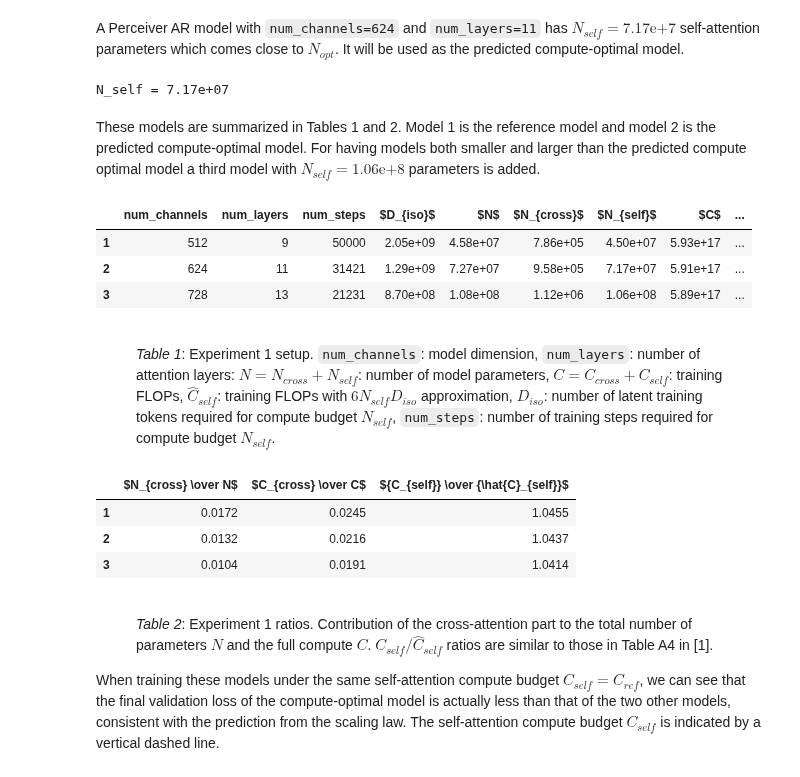
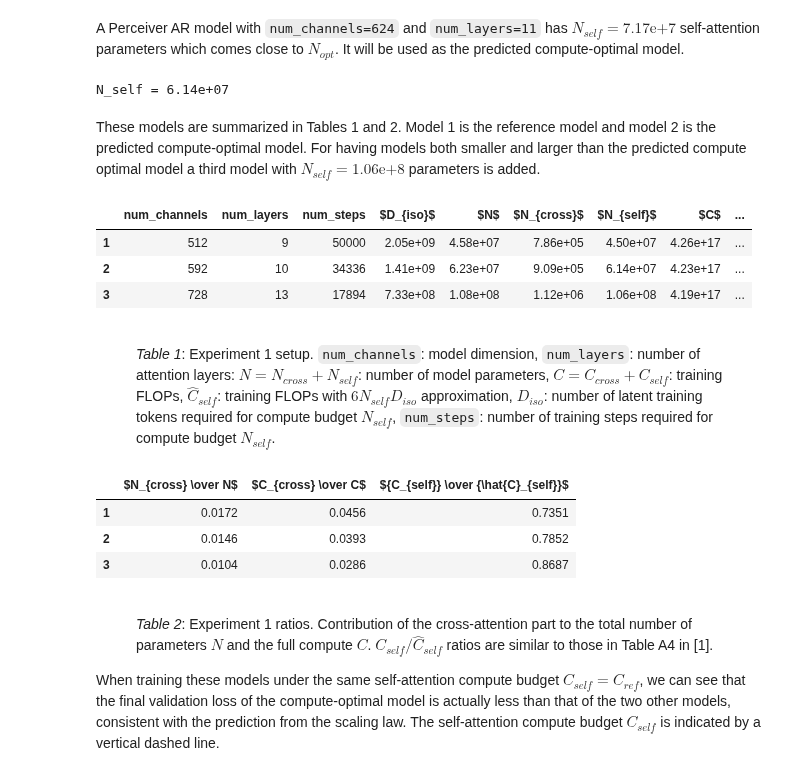
Before and after one commit to krasserm/perceiver-io, a Jupyter notebook: examples/scaling/clm/article.ipynb, the cells around one changed output. Drawn from its saved outputs; the diff is of its cells as text; code cells hidden in the pictures.

```diff
--- a/examples/scaling/clm/article.ipynb
+++ b/examples/scaling/clm/article.ipynb
@@ -140,6 +141,7 @@ All models are trained with a global batch size of `80` sequences where each seq
 # %%
 batch_size = 80
 num_latents = 512
+num_heads = 8
 # %% [markdown]
 All experiments use an Adam optimizer with a maximum learning rate of $2\mathrm{e}{-4}$ which is decayed to $10\%$ over $D_{iso}$ tokens with a cosine schedule. Warmup is over the first $200$ steps. Datasets have been chosen to meet the *less than an epoch of data* condition (with an [approximation](https://github.com/krasserm/perceiver-io/blob/main/examples/scaling/clm/train.md#approximations)).
 
@@ -147,7 +149,9 @@ All experiments use an Adam optimizer with a maximum learning rate of $2\mathrm{
 
 This experiment [trains](https://github.com/krasserm/perceiver-io/blob/main/examples/scaling/clm/train.md#experiment-1) a series of Perceiver AR models that use a [SentencePiece](https://arxiv.org/abs/1808.06226) tokenizer, as in \[1\], with a vocabulary of size $32,000$. The prefix length $m = 1536$. The training dataset is [bookcorpusopen](https://huggingface.co/datasets/bookcorpusopen).
 # %%
-ce = ComputeEstimator(vocab_size=32000, max_seq_len=2048, num_latents=512)
+vocab_size = 32000
+
+ce = ComputeEstimator(max_seq_len=2048, num_latents=512)
 print(f"Prefix length = {ce.num_prefix}")
 # %% [output]
 Prefix length = 1536
@@ -156,9 +160,9 @@ The reference model is defined with `num_channels=512` and `num_layers=9` where
 # %%
 from scaling.flops import ModelInfo, training_flops
 
-m_ref = ModelInfo(num_channels=512, num_layers=9, compute_estimator=ce)
+m_ref = ModelInfo(vocab_size=vocab_size, num_channels=512, num_layers=9, num_heads=num_heads, compute_estimator=ce)
 c_ref, d_ref = training_flops(ref_model=m_ref, num_steps=50000, batch_size=batch_size)
 
 print(f"C_ref = {c_ref:.2e} FLOPs")
-assert c_ref == ce.self_attn(m_ref.num_channels, m_ref.num_layers) * d_ref
+assert c_ref == ce.self_attn(m_ref.num_channels, m_ref.num_heads, m_ref.num_layers) * d_ref
 # %% [output]
@@ -172,22 +176,22 @@ N_opt (approach 2) = 7.32e+07
 # %% [markdown]
 A Perceiver AR model with `num_channels=624` and `num_layers=11` has $N_{self} = 7.17\mathrm{e}{+7}$ self-attention parameters which comes close to $N_{opt}$. It will be used as the predicted compute-optimal model.
 # %%
-m_pred = ModelInfo(num_channels=624, num_layers=11, compute_estimator=ce)
+m_pred = ModelInfo(vocab_size=vocab_size, num_channels=592, num_layers=10, num_heads=num_heads, compute_estimator=ce)
 print(f"N_self = {m_pred.num_self_attn_params():.2e}")
 # %% [output]
-N_self = 7.17e+07
+N_self = 6.14e+07
 # %% [markdown]
 These models are summarized in Tables 1 and 2. Model 1 is the reference model and model 2 is the predicted compute-optimal model. For having models both smaller and larger than the predicted compute optimal model a third model with $N_{self} = 1.06\mathrm{e}{+8}$ parameters is added.
 # %%
 from article import experiment_setup
 
-models = [m_ref, m_pred, ModelInfo(num_channels=728, num_layers=13, compute_estimator=ce)]
+models = [m_ref, m_pred, ModelInfo(vocab_size=vocab_size, num_channels=728, num_layers=13, num_heads=num_heads, compute_estimator=ce)]
 experiment_setup(models, c_ref=c_ref, batch_size=batch_size)
 # %% [output]
 |  | num_channels | num_layers | num_steps | $D_{iso}$ | $N$ | $N_{cross}$ | $N_{self}$ | $C$ | ... |
-| 1 | 512 | 9 | 50000 | 2.05e+09 | 4.58e+07 | 7.86e+05 | 4.50e+07 | 5.93e+17 | ... |
-| 2 | 624 | 11 | 31421 | 1.29e+09 | 7.27e+07 | 9.58e+05 | 7.17e+07 | 5.91e+17 | ... |
-| 3 | 728 | 13 | 21231 | 8.70e+08 | 1.08e+08 | 1.12e+06 | 1.06e+08 | 5.89e+17 | ... |
+| 1 | 512 | 9 | 50000 | 2.05e+09 | 4.58e+07 | 7.86e+05 | 4.50e+07 | 4.26e+17 | ... |
+| 2 | 592 | 10 | 34336 | 1.41e+09 | 6.23e+07 | 9.09e+05 | 6.14e+07 | 4.23e+17 | ... |
+| 3 | 728 | 13 | 17894 | 7.33e+08 | 1.08e+08 | 1.12e+06 | 1.06e+08 | 4.19e+17 | ... |
 # %% [markdown]
 <figure>
 <i>Table 1</i>: Experiment 1 setup.  <code>num_channels</code>: model dimension, <code>num_layers</code>: number of attention layers: $N = N_{cross} + N_{self}$: number of model parameters, $C = C_{cross} + C_{self}$: training FLOPs, $\hat{C}_{self}$: training FLOPs with $6 N_{self} D_{iso}$ approximation,  $D_{iso}$: number of latent training tokens required for compute budget $N_{self}$, <code>num_steps</code>: number of training steps required for compute budget $N_{self}$.
@@ -198,9 +202,9 @@ from article import experiment_ratios
 experiment_ratios(models)
 # %% [output]
 |  | $N_{cross} \over N$ | $C_{cross} \over C$ | ${C_{self}} \over {\hat{C}_{self}}$ |
-| 1 | 0.0172 | 0.0245 | 1.0455 |
-| 2 | 0.0132 | 0.0216 | 1.0437 |
-| 3 | 0.0104 | 0.0191 | 1.0414 |
+| 1 | 0.0172 | 0.0456 | 0.7351 |
+| 2 | 0.0146 | 0.0393 | 0.7852 |
+| 3 | 0.0104 | 0.0286 | 0.8687 |
 # %% [markdown]
 <figure>
 <i>Table 2</i>: Experiment 1 ratios. Contribution of the cross-attention part to the total number of parameters $N$ and the full compute $C$. $C_{self} / \hat{C}_{self}$ ratios are similar to those in Table A4 in [1].
```
Also changed, not shown: parts of 13 cells of this notebook, 3 other files.
